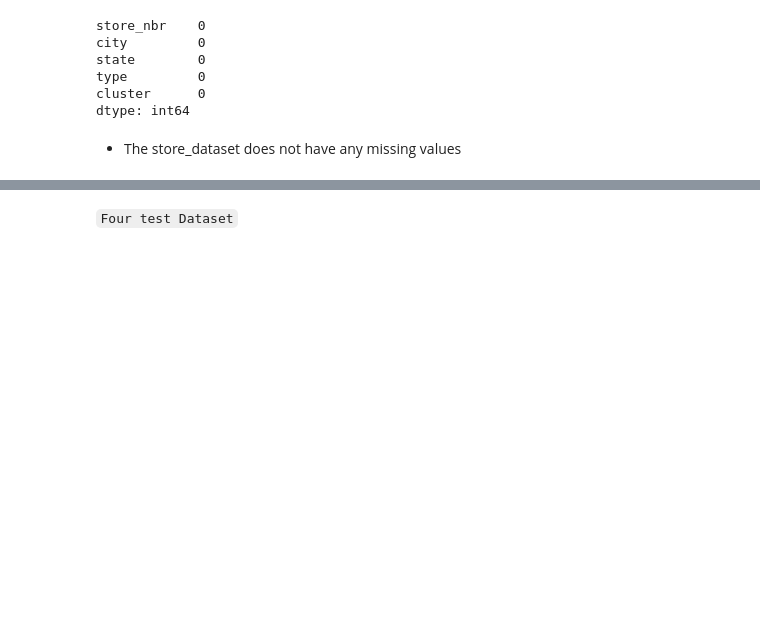
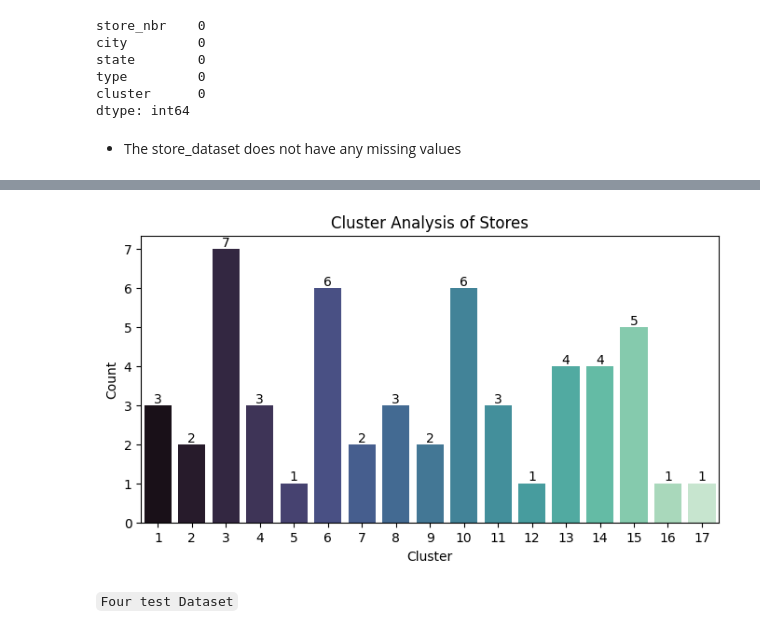
Before and after one commit to heldana30/Time_Series_Regression_Analysis, a Jupyter notebook: time_series_regression_analysis.ipynb, the cells around one changed output, grey strips where cells are left out. Saved outputs shown, nothing was run; the diff lists cells and outputs as text; code cells hidden in the pictures; blank space fills up the shorter version.

```diff
--- a/time_series_regression_analysis.ipynb
+++ b/time_series_regression_analysis.ipynb
@@ -352,3 +422,18 @@ dtype: int64
+# %%
+# Cluster Analysis
+plt.figure(figsize=(8, 4))
+ax = sns.countplot(data=store_dataset, x='cluster',palette='mako')
+plt.title('Cluster Analysis of Stores')
+plt.xlabel('Cluster')
+plt.ylabel('Count')
+# Adding data labels
+for p in ax.patches:
+    ax.annotate(format(p.get_height(), '.0f'),
+                   (p.get_x() + p.get_width() / 2., p.get_height()),
+                   ha='center', va='bottom')
+plt.show()
+# %% [output]
+[figure, added]
 # %% [markdown]
 `Four test Dataset`
 # %%
```
Also changed, not shown: parts of 17 cells of this notebook.
